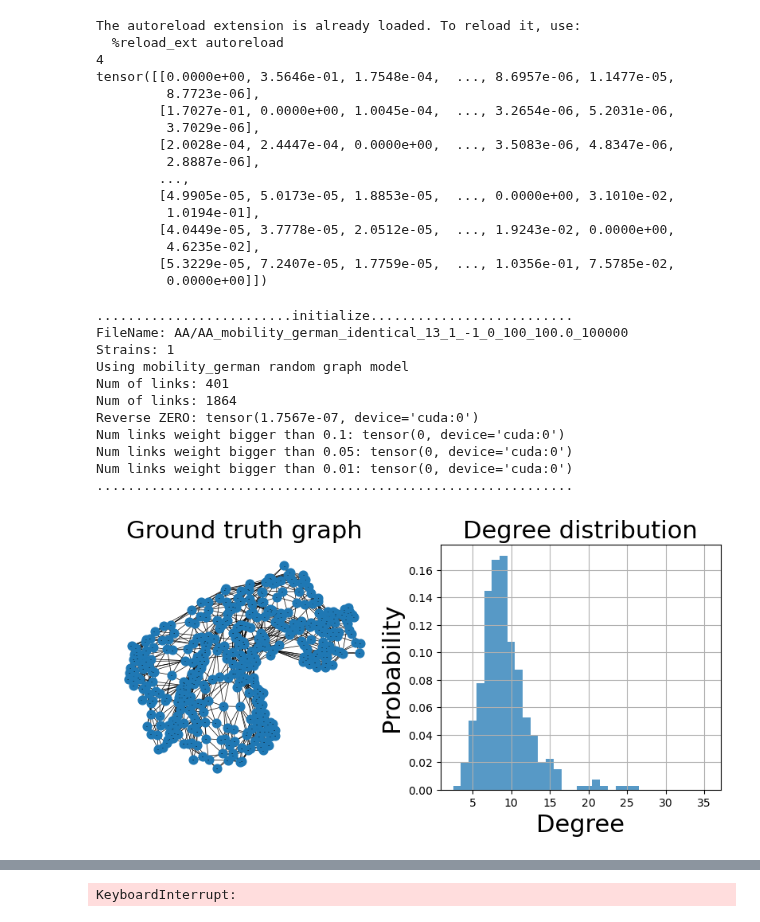
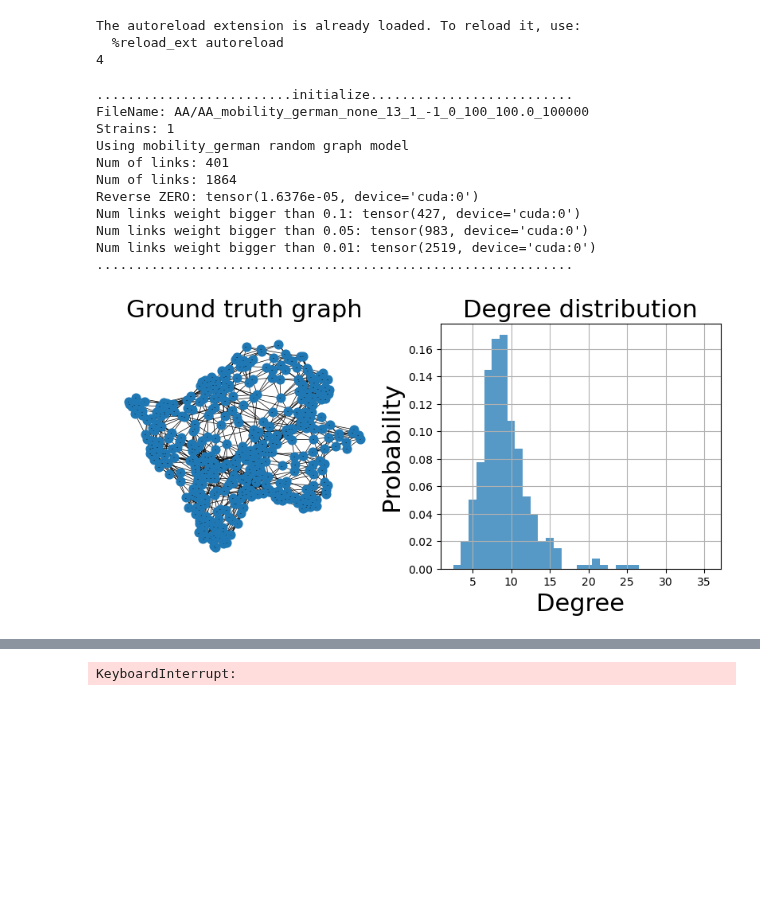
Before and after one commit to bizhili/Topology_Learning_Epis, a Jupyter notebook: test_multi_cities_no_att.ipynb, the cells around one changed output, grey strips where cells are left out. Drawn from its saved outputs; the diff is of its cells as text; code cells hidden in the pictures; blank space fills up the shorter version.

```diff
--- a/test_multi_cities_no_att.ipynb
+++ b/test_multi_cities_no_att.ipynb
@@ -32,7 +32,7 @@ paras.modelLoad= "AA"
 paras.randomGraph= "mobility_german"
 #realGraphs= ["contious_Africa", "contious_china", "contious_EU", "contious_usa", "mobility_german", "mobility_us"]
 
-paras.weightModel= "identical"
+paras.weightModel= "none"
 paras.epoches= 100000
 paras.intense= -1
 paras.seed= 13
@@ -102,55 +102,44 @@ elif  paras.weightModel=="gravity":
     Aw= weight.gravity_model(G, pos, P, device= device)
 elif  paras.weightModel=="identical":
     Aw= weight.identical_model(A, paras.identicalf, device= device)
+elif  paras.weightModel=="none":
+    Aw= A.to(device= device)
 
 utils.log_print(printFlag,"\n\n\n.........................initialize..........................")
 utils.log_print(printFlag,"FileName:", fileName)
 utils.log_print(printFlag,"Strains:", paras.strains)
 utils.log_print(printFlag,"Using", paras.randomGraph,"random graph model")
 utils.log_print(printFlag,"Num of links:", G.number_of_nodes())
 utils.log_print(printFlag,"Num of links:", G.number_of_edges())
 Zmat= A_mat.create_A_mat(Aw, P)
 Zmat2= A_mat.reverse_A_mat(Zmat-torch.eye(Aw.shape[0], dtype= torch.float32, device= Aw.device), P)
 utils.log_print(printFlag,"Reverse ZERO:", torch.sum(torch.abs(Zmat2-Aw)))
 utils.log_print(printFlag,"Num links weight bigger than 0.1:", torch.sum(Zmat>0.1)-paras.n)
 utils.log_print(printFlag,"Num links weight bigger than 0.05:", torch.sum(Zmat>0.05)-paras.n)
 utils.log_print(printFlag,"Num links weight bigger than 0.01:", torch.sum(Zmat>0.01)-paras.n)
 utils.log_print(printFlag,".............................................................")
 #plot this network
 if plotFlag==1:
     if paras.plot== "2d_RGG":
         plotGraph.plot_2d_RGG(G, pos)
     elif paras.plot== "spring":
         plotGraph.plot_spring_layout(G)
 # %% [output]
 The autoreload extension is already loaded. To reload it, use:
   %reload_ext autoreload
 4
-tensor([[0.0000e+00, 3.5646e-01, 1.7548e-04,  ..., 8.6957e-06, 1.1477e-05,
-         8.7723e-06],
-        [1.7027e-01, 0.0000e+00, 1.0045e-04,  ..., 3.2654e-06, 5.2031e-06,
-         3.7029e-06],
-        [2.0028e-04, 2.4447e-04, 0.0000e+00,  ..., 3.5083e-06, 4.8347e-06,
-         2.8887e-06],
-        ...,
-        [4.9905e-05, 5.0173e-05, 1.8853e-05,  ..., 0.0000e+00, 3.1010e-02,
-         1.0194e-01],
-        [4.0449e-05, 3.7778e-05, 2.0512e-05,  ..., 1.9243e-02, 0.0000e+00,
-         4.6235e-02],
-        [5.3229e-05, 7.2407e-05, 1.7759e-05,  ..., 1.0356e-01, 7.5785e-02,
-         0.0000e+00]])
 .........................initialize..........................
-FileName: AA/AA_mobility_german_identical_13_1_-1_0_100_100.0_100000
+FileName: AA/AA_mobility_german_none_13_1_-1_0_100_100.0_100000
 Strains: 1
 Using mobility_german random graph model
 Num of links: 401
 Num of links: 1864
-Reverse ZERO: tensor(1.7567e-07, device='cuda:0')
-Num links weight bigger than 0.1: tensor(0, device='cuda:0')
-Num links weight bigger than 0.05: tensor(0, device='cuda:0')
-Num links weight bigger than 0.01: tensor(0, device='cuda:0')
+Reverse ZERO: tensor(1.6376e-05, device='cuda:0')
+Num links weight bigger than 0.1: tensor(427, device='cuda:0')
+Num links weight bigger than 0.05: tensor(983, device='cuda:0')
+Num links weight bigger than 0.01: tensor(2519, device='cuda:0')
 .............................................................
-[figure, old version]
+[figure, new version]
 # %%
 R0s_taus= [[random.uniform(paras.R0Mean-paras.R0Std, paras.R0Mean+paras.R0Std),
             random.uniform(paras.tauMean-paras.tauStd, paras.tauMean+paras.tauStd)] for _ in range(40)]
```
Also changed, not shown: parts of 1 cell of this notebook, 4 other files.
